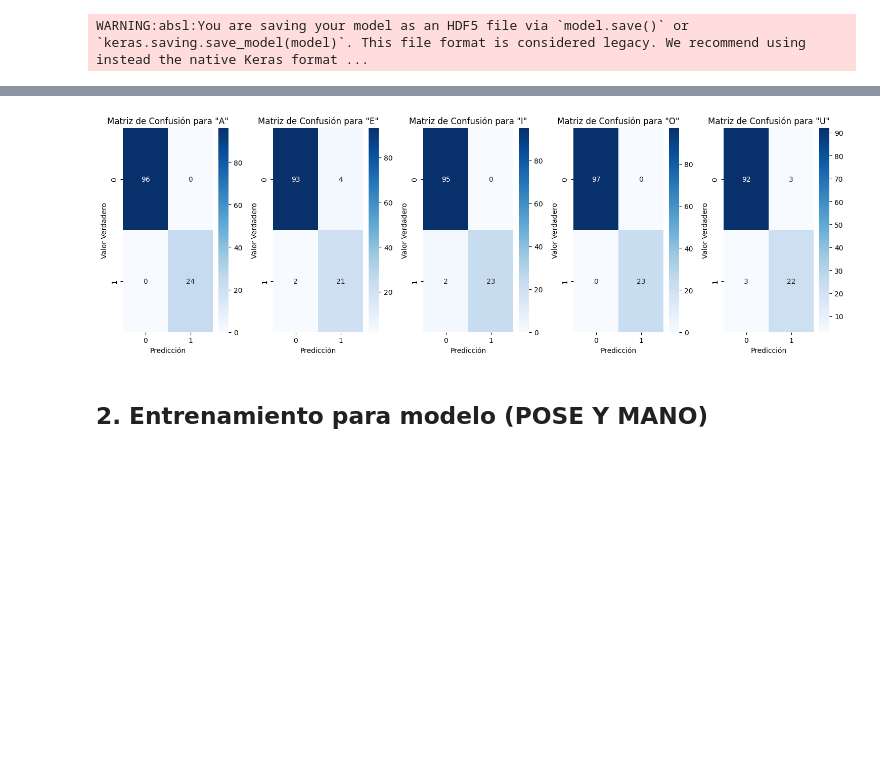
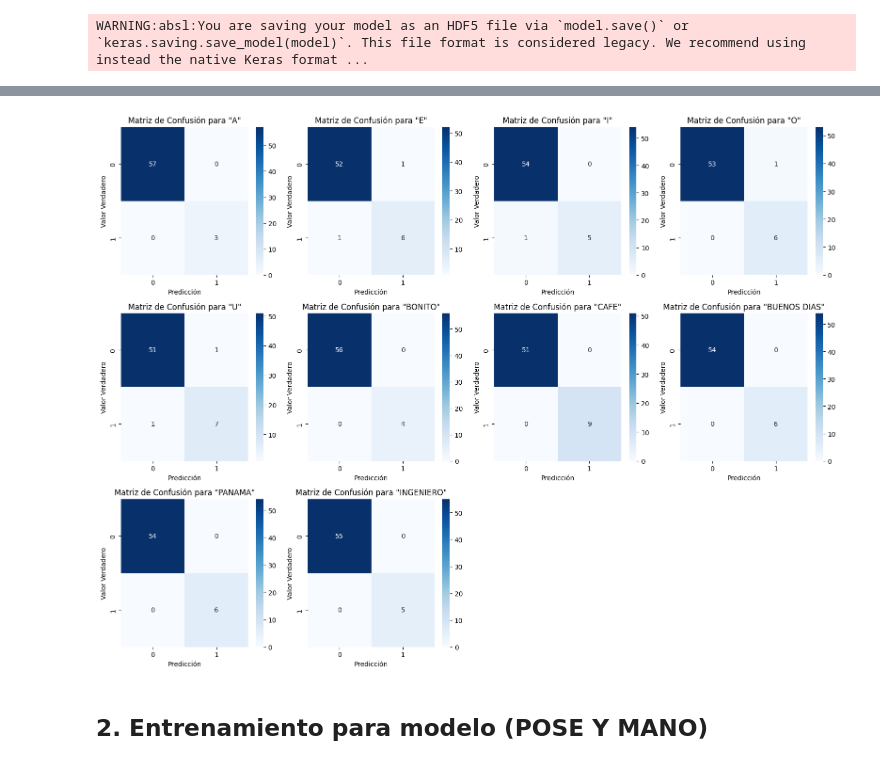
Before and after one commit to OmarFloresPTY/LSTMPrototype, a Jupyter notebook: entrenamientos.ipynb, the cells around one changed output, grey strips where cells are left out. Drawn from its saved outputs; the diff is of its cells as text; code cells hidden in the pictures; blank space fills up the shorter version.

Commit message:
FEAT: Agregar entrenamiento de 10 videos/holistic

```diff
--- a/entrenamientos.ipynb
+++ b/entrenamientos.ipynb
@@ -23,7 +23,8 @@ mp_hands = mp.solutions.hands
 mp_face_mesh = mp.solutions.face_mesh
 # %%
 category = {
-    'VOCALES': ['A','E','I','O','U']
+    'VOCALES': ['A','E','I','O','U'],
+    'PALABRAS': ['BONITO','CAFE','BUENOS DIAS','PANAMA','INGENIERO']
 }
 # %%
 actions = np.array([value for values in category.values() for value in values])
@@ -100,7 +101,7 @@ model = None
 model = cargar_modelo()
 model.compile(optimizer='Adam',loss='categorical_crossentropy',metrics=['categorical_accuracy'])
 # %%
-log_dir = 'Entrenamientos/train3'
+log_dir = 'Entrenamientos/train12'
 os.makedirs(log_dir)
 # %%
 tb_callback = TensorBoard(log_dir=log_dir)
@@ -165,7 +166,7 @@ model.save('models/train3.h5')
 # %% [output]
 WARNING:absl:You are saving your model as an HDF5 file via `model.save()` or `keras.saving.save_model(model)`. This file format is considered legacy. We recommend using instead the native Keras format ...
 # %%
-yhat = model.predict(X_train)
-ytrue = np.argmax(y_train,axis=1).tolist()
+yhat = model.predict(X_test)
+ytrue = np.argmax(y_test,axis=1).tolist()
 yhat = np.argmax(yhat,axis=1).tolist()
 # %% [output]
@@ -173,23 +174,39 @@ yhat = np.argmax(yhat,axis=1).tolist()
 # %%
+import math
 import numpy as np
 import matplotlib.pyplot as plt
 import seaborn as sns
 from sklearn.metrics import multilabel_confusion_matrix
+
 mcm = multilabel_confusion_matrix(ytrue, yhat)
+
 l = list(set(labels))
+num_clases = len(l)
+cols = 4  # Máximo de columnas por fila
+rows = math.ceil(num_clases / cols)
 
-ig, axes = plt.subplots(1, len(l), figsize=(15, 5))
+fig, axes = plt.subplots(rows, cols, figsize=(cols * 4, rows * 4))
 
-for i, (ax, matrix) in enumerate(zip(axes, mcm)):
+# Asegurarse de que `axes` sea siempre una matriz 2D
+axes = np.array(axes).reshape(rows, cols)
+
+for idx, matrix in enumerate(mcm):
+    r, c = divmod(idx, cols)
+    ax = axes[r, c]
     sns.heatmap(matrix, annot=True, fmt="d", ax=ax, cmap="Blues")
-    ax.set_title(f'Matriz de Confusión para "{actions[l[i]]}"')
+    ax.set_title(f'Matriz de Confusión para "{actions[l[idx]]}"')
     ax.set_xlabel('Predicción')
     ax.set_ylabel('Valor Verdadero')
 
+# Oculta ejes vacíos si hay menos clases que subplots
+for idx in range(num_clases, rows * cols):
+    r, c = divmod(idx, cols)
+    fig.delaxes(axes[r, c])
+
 plt.tight_layout()
 plt.show()
 # %% [output]
-[figure, old version]
+[figure, new version]
 # %% [markdown]
 ## 2. Entrenamiento para modelo (POSE Y MANO)
 # %%
```
Also changed, not shown: parts of 12 cells of this notebook, 6 other files.
